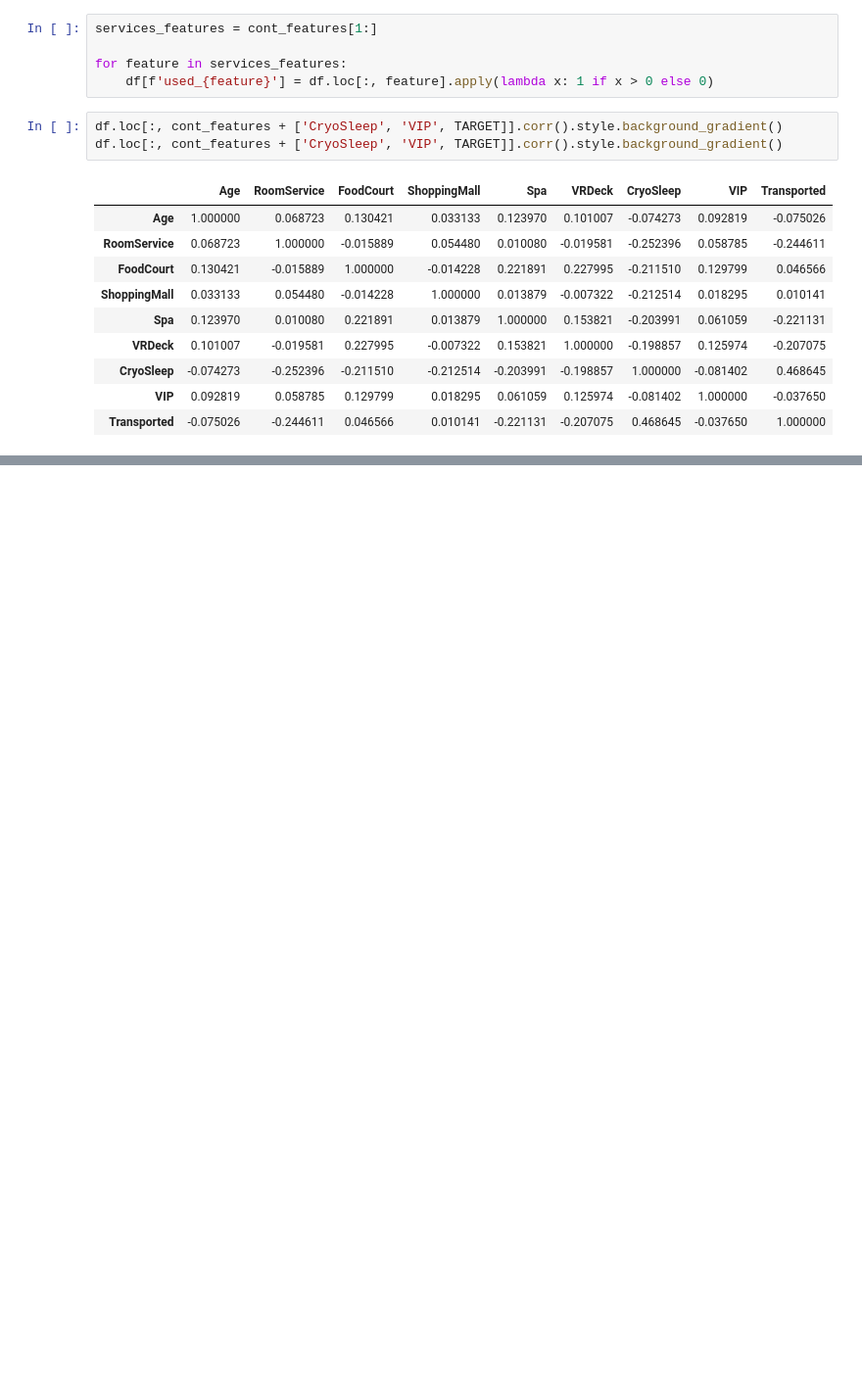
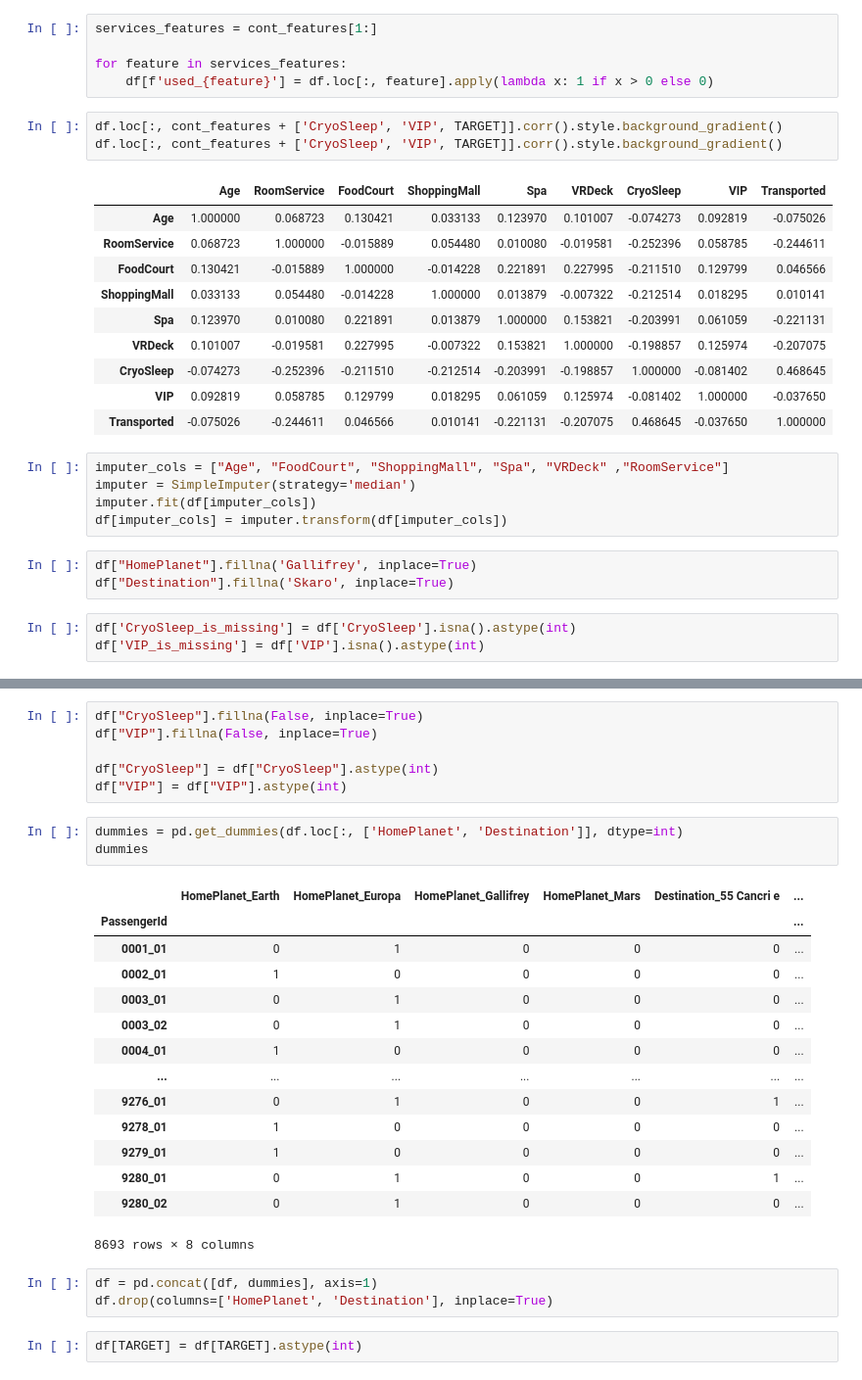
Before and after one commit to petroDavydov/goit-DeepLearningForComputerVisionAndNLP, a Jupyter notebook: eds1_conspect.ipynb, the cells around one changed output, grey strips where cells are left out. Shown at 98% size. Saved outputs shown, nothing was run; the diff lists cells and outputs as text; blank space fills up the shorter version.

```diff
--- a/eds1_conspect.ipynb
+++ b/eds1_conspect.ipynb
@@ -131,3 +131,14 @@ df.loc[:, cont_features + ['CryoSleep', 'VIP', TARGET]].corr().style.background_
 | CryoSleep | -0.074273 | -0.252396 | -0.211510 | -0.212514 | -0.203991 | -0.198857 | 1.000000 | -0.081402 | 0.468645 |
 | VIP | 0.092819 | 0.058785 | 0.129799 | 0.018295 | 0.061059 | 0.125974 | -0.081402 | 1.000000 | -0.037650 |
 | Transported | -0.075026 | -0.244611 | 0.046566 | 0.010141 | -0.221131 | -0.207075 | 0.468645 | -0.037650 | 1.000000 |
+# %%
+imputer_cols = ["Age", "FoodCourt", "ShoppingMall", "Spa", "VRDeck" ,"RoomService"]
+imputer = SimpleImputer(strategy='median')
+imputer.fit(df[imputer_cols])
+df[imputer_cols] = imputer.transform(df[imputer_cols])
+# %%
+df["HomePlanet"].fillna('Gallifrey', inplace=True)
+df["Destination"].fillna('Skaro', inplace=True)
+# %%
+df['CryoSleep_is_missing'] = df['CryoSleep'].isna().astype(int)
+df['VIP_is_missing'] = df['VIP'].isna().astype(int)
@@ -133,0 +159,29 @@ df.loc[:, cont_features + ['CryoSleep', 'VIP', TARGET]].corr().style.background_
+# %%
+df["CryoSleep"].fillna(False, inplace=True)
+df["VIP"].fillna(False, inplace=True)
+
+df["CryoSleep"] = df["CryoSleep"].astype(int)
+df["VIP"] = df["VIP"].astype(int)
+# %%
+dummies = pd.get_dummies(df.loc[:, ['HomePlanet', 'Destination']], dtype=int)
+dummies
+# %% [output]
+|  | HomePlanet_Earth | HomePlanet_Europa | HomePlanet_Gallifrey | HomePlanet_Mars | Destination_55 Cancri e | ... |
+| PassengerId |  |  |  |  |  | ... |
+| 0001_01 | 0 | 1 | 0 | 0 | 0 | ... |
+| 0002_01 | 1 | 0 | 0 | 0 | 0 | ... |
+| 0003_01 | 0 | 1 | 0 | 0 | 0 | ... |
+| 0003_02 | 0 | 1 | 0 | 0 | 0 | ... |
+| 0004_01 | 1 | 0 | 0 | 0 | 0 | ... |
+| ... | ... | ... | ... | ... | ... | ... |
+| 9276_01 | 0 | 1 | 0 | 0 | 1 | ... |
+| 9278_01 | 1 | 0 | 0 | 0 | 0 | ... |
+| 9279_01 | 1 | 0 | 0 | 0 | 0 | ... |
+| 9280_01 | 0 | 1 | 0 | 0 | 1 | ... |
+| 9280_02 | 0 | 1 | 0 | 0 | 0 | ... |
+8693 rows × 8 columns
+# %%
+df = pd.concat([df, dummies], axis=1)
+df.drop(columns=['HomePlanet', 'Destination'], inplace=True)
+# %%
+df[TARGET] = df[TARGET].astype(int)
```
Also changed, not shown: parts of 9 cells of this notebook.
